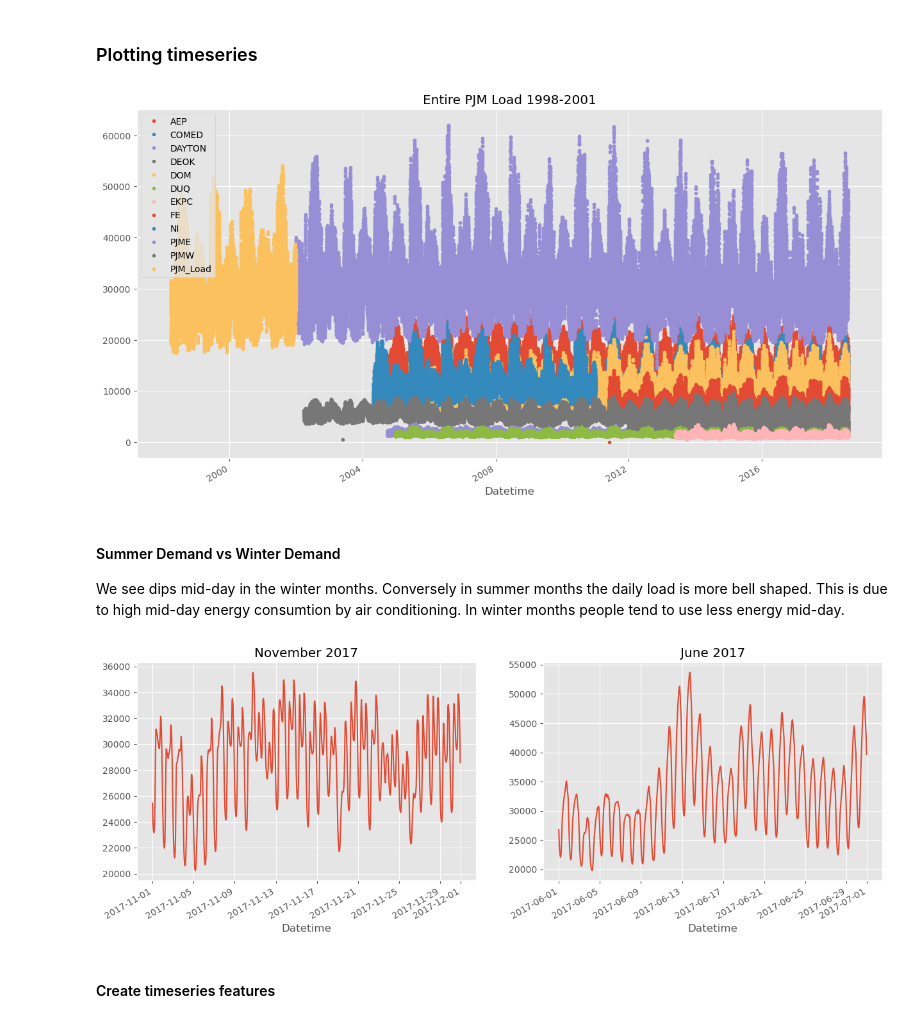
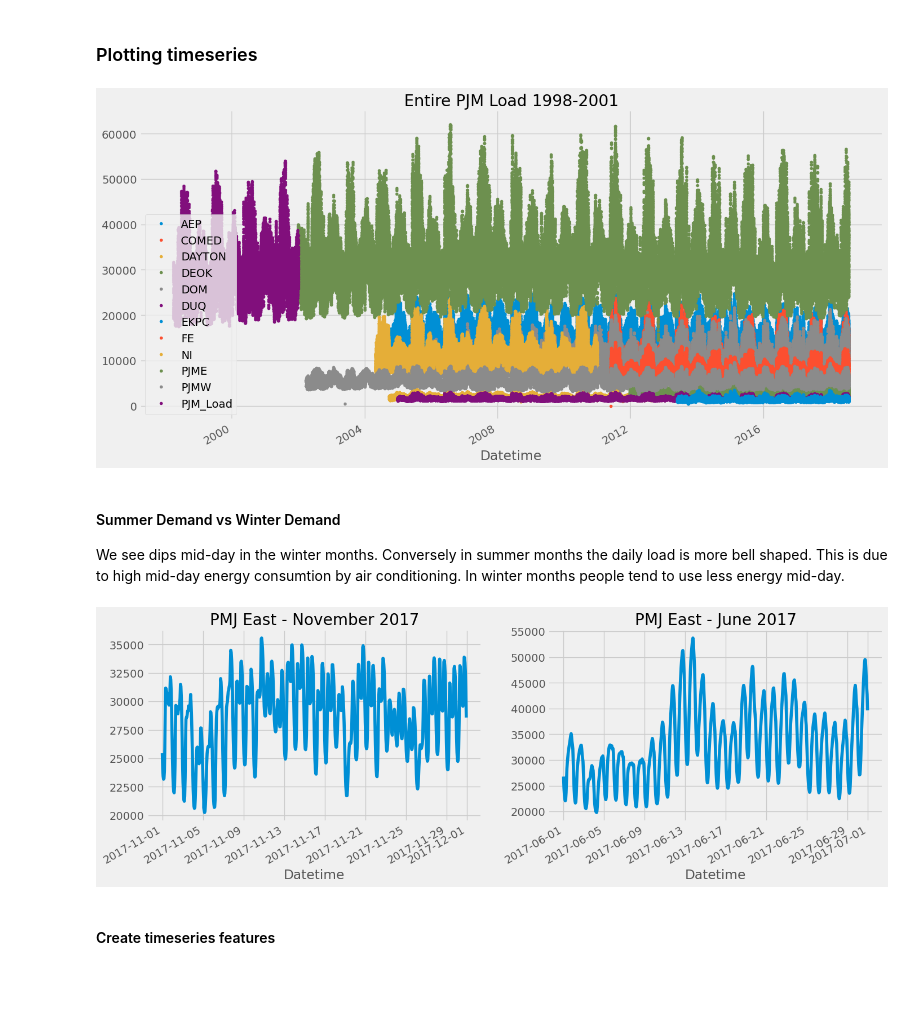
Before and after one commit to earlyann/Energy_Consumption_Forecasting, a Jupyter notebook: energy.ipynb, the cells around one changed output. Saved outputs shown, nothing was run; the diff lists cells and outputs as text; code cells hidden in the pictures; blank space fills up the shorter version.

```diff
--- a/energy.ipynb
+++ b/energy.ipynb
@@ -3,12 +3,14 @@ import pandas as pd
 import numpy as np
 import matplotlib.pyplot as plt
 import seaborn as sns
-plt.style.use('ggplot')
+plt.style.use('fivethirtyeight')
 
 import xgboost as xgb
 from sklearn.metrics import mean_squared_error  # mean_squared_log_error
+import requests
+from sklearn.model_selection import GridSearchCV
 # %%
-df = pd.read_parquet('/Users/laceymorgan/Desktop/energy/est_hourly.paruqet')
+df = pd.read_parquet('/Users/laceymorgan/Desktop/energy_consumption_xgb_model/est_hourly.paruqet')
 df.head()
 # %% [output]
 |  | AEP | COMED | DAYTON | DEOK | DOM | DUQ | EKPC | FE | NI | PJME | PJMW | ... |
@@ -89,7 +86,7 @@ df.set_index('Datetime', inplace=True)
 # %%
 plot = df.plot(style='.', figsize=(15, 8), title='Entire PJM Load 1998-2001')
 # %% [output]
-[figure, old version]
+[figure, new version]
 # %% [markdown]
 #### Summer Demand vs Winter Demand
 
@@ -97,16 +94,16 @@ We see dips mid-day in the winter months. Conversely in summer months the daily
 # %%
 fig, (ax1, ax2) = plt.subplots(1, 2, figsize=(15, 5))
 
 # plot the first line on the first axis
-df['PJME'].loc[(df['PJME'].index >= '2017-11-01') & (df['PJME'].index < '2017-12-01')].plot(ax=ax1, title='November 2017')
+df['PJME'].loc[(df['PJME'].index >= '2017-11-01') & (df['PJME'].index < '2017-12-01')].plot(ax=ax1, title='PMJ East - November 2017')
 
 # plot the second line on the second axis
-df['PJME'].loc[(df['PJME'].index >= '2017-06-01') & (df['PJME'].index < '2017-07-01')].plot(ax=ax2, title='June 2017')
+df['PJME'].loc[(df['PJME'].index >= '2017-06-01') & (df['PJME'].index < '2017-07-01')].plot(ax=ax2, title='PMJ East - June 2017')
 
 # show the plot
 plt.show()
 # %% [output]
-[figure, old version]
+[figure, new version]
 # %% [markdown]
 #### Create timeseries features
 # %%
```
Also changed, not shown: parts of 35 cells of this notebook.
